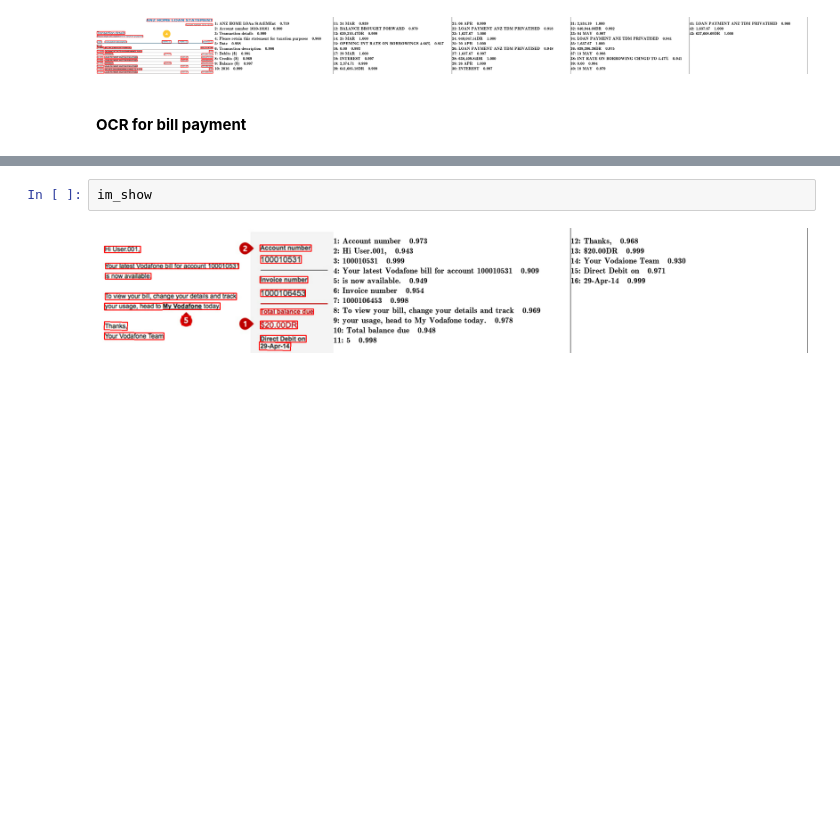
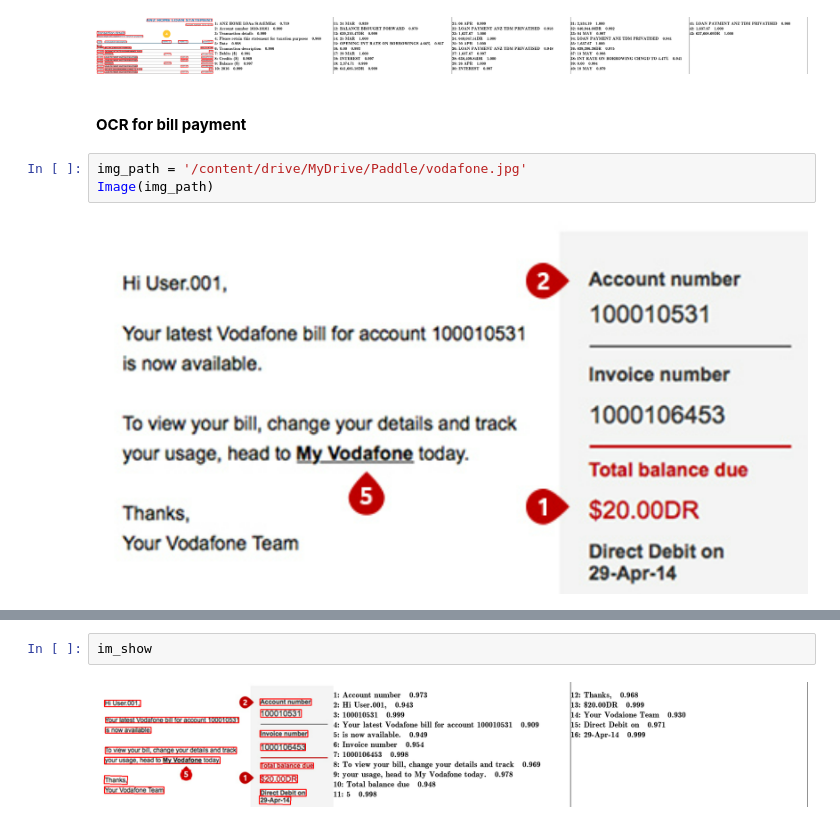
Before and after one commit to JasonSCFu/AIML-Applications-in-Financial-Sector, a Jupyter notebook: OCR_for_bank_documents.ipynb, the cells around one changed output, grey strips where cells are left out. Saved outputs shown, nothing was run; the diff lists cells and outputs as text; blank space fills up the shorter version.

```diff
--- a/OCR_for_bank_documents.ipynb
+++ b/OCR_for_bank_documents.ipynb
@@ -140,4 +149,9 @@ im_show
 [figure]
 # %% [markdown]
 #### **OCR for bill payment**
+# %%
+img_path = '/content/drive/MyDrive/Paddle/vodafone.jpg'
+Image(img_path)
+# %% [output]
+[figure, added]
 # %%
```
Also changed, not shown: parts of 7 cells of this notebook.
